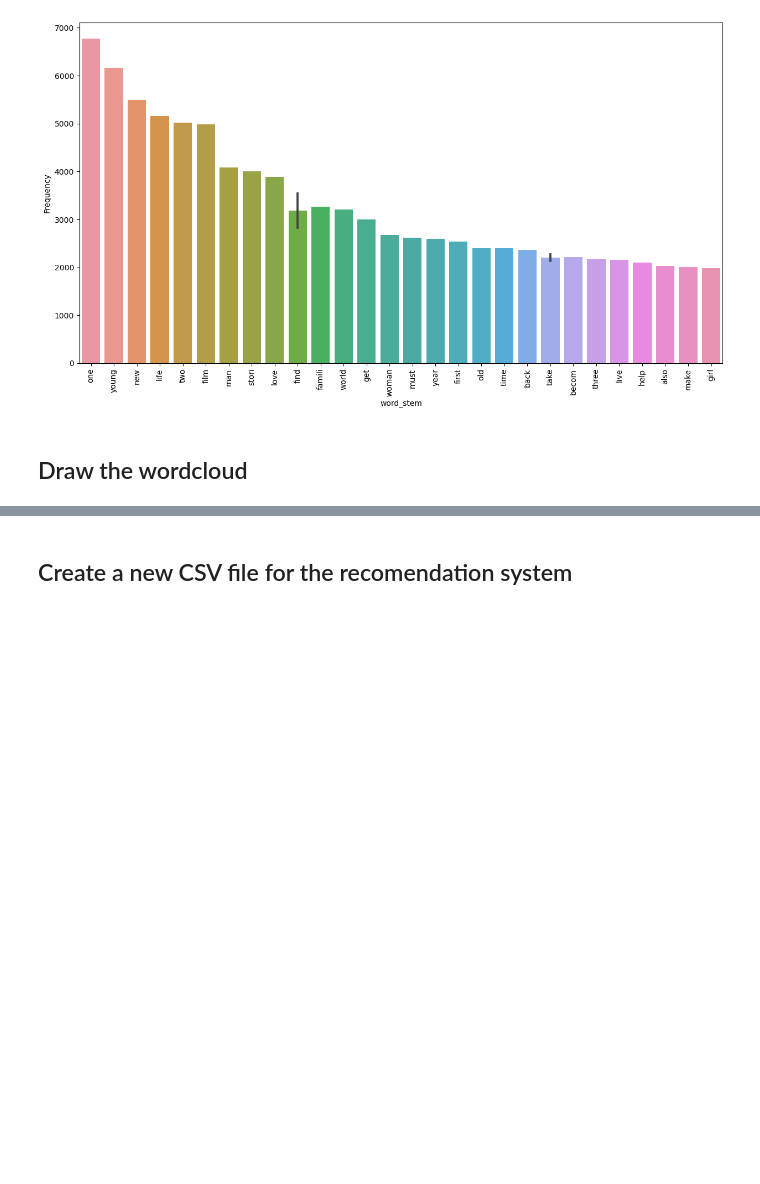
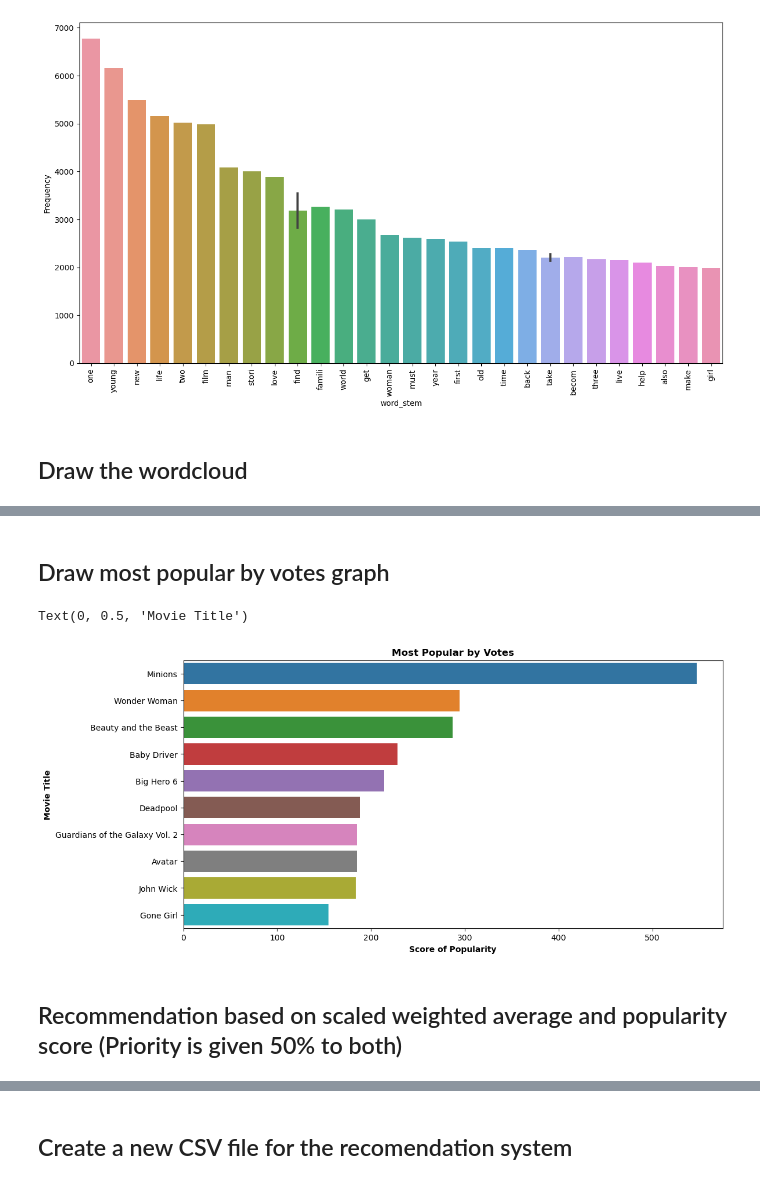
Before and after one commit to fedepacher/RecomendationML, a Jupyter notebook: eda.ipynb, the cells around one changed output, grey strips where cells are left out. Cells and saved outputs as stored; diff of their text form; code cells hidden in the pictures; blank space fills up the shorter version.

```diff
--- a/eda.ipynb
+++ b/eda.ipynb
@@ -421,0 +411,15 @@ df_title.sort_values(by=['vote_count', ], ascending=False).head(3)
+# %% [markdown]
+## Draw most popular by votes graph
+# %%
+popularity = movie_sorted_ranking.sort_values('popularity',ascending=False)
+plt.figure(figsize=(12,6))
+ax=sns.barplot(x=popularity['popularity'].head(10), y=popularity['title'].head(10), data=popularity)
+
+plt.title('Most Popular by Votes', weight='bold')
+plt.xlabel('Score of Popularity', weight='bold')
+plt.ylabel('Movie Title', weight='bold')
+# %% [output]
+Text(0, 0.5, 'Movie Title')
+[figure, added]
+# %% [markdown]
+## Recommendation based on scaled weighted average and popularity score (Priority is given 50% to both)
```
Also changed, not shown: parts of 39 cells of this notebook, 1 other file.
